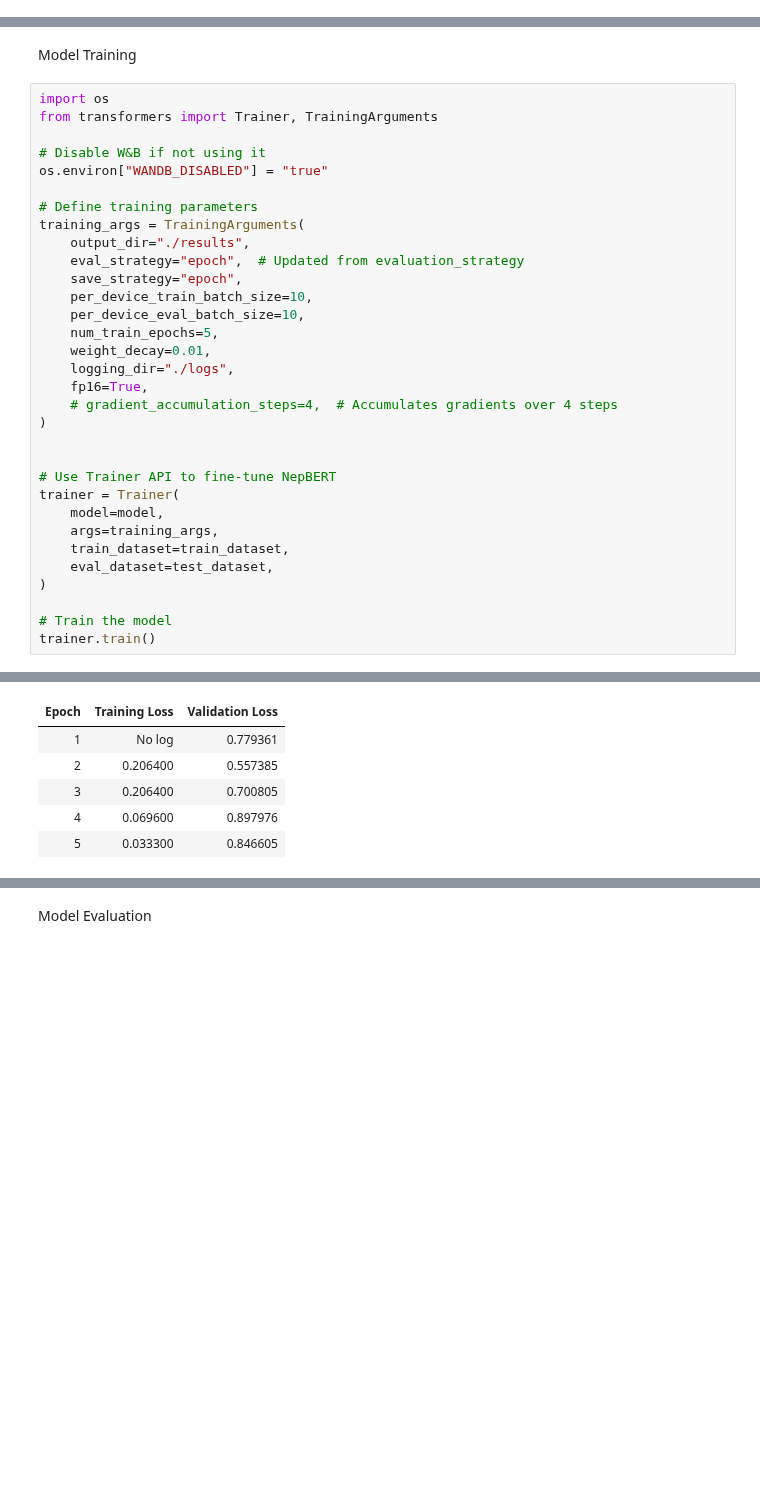
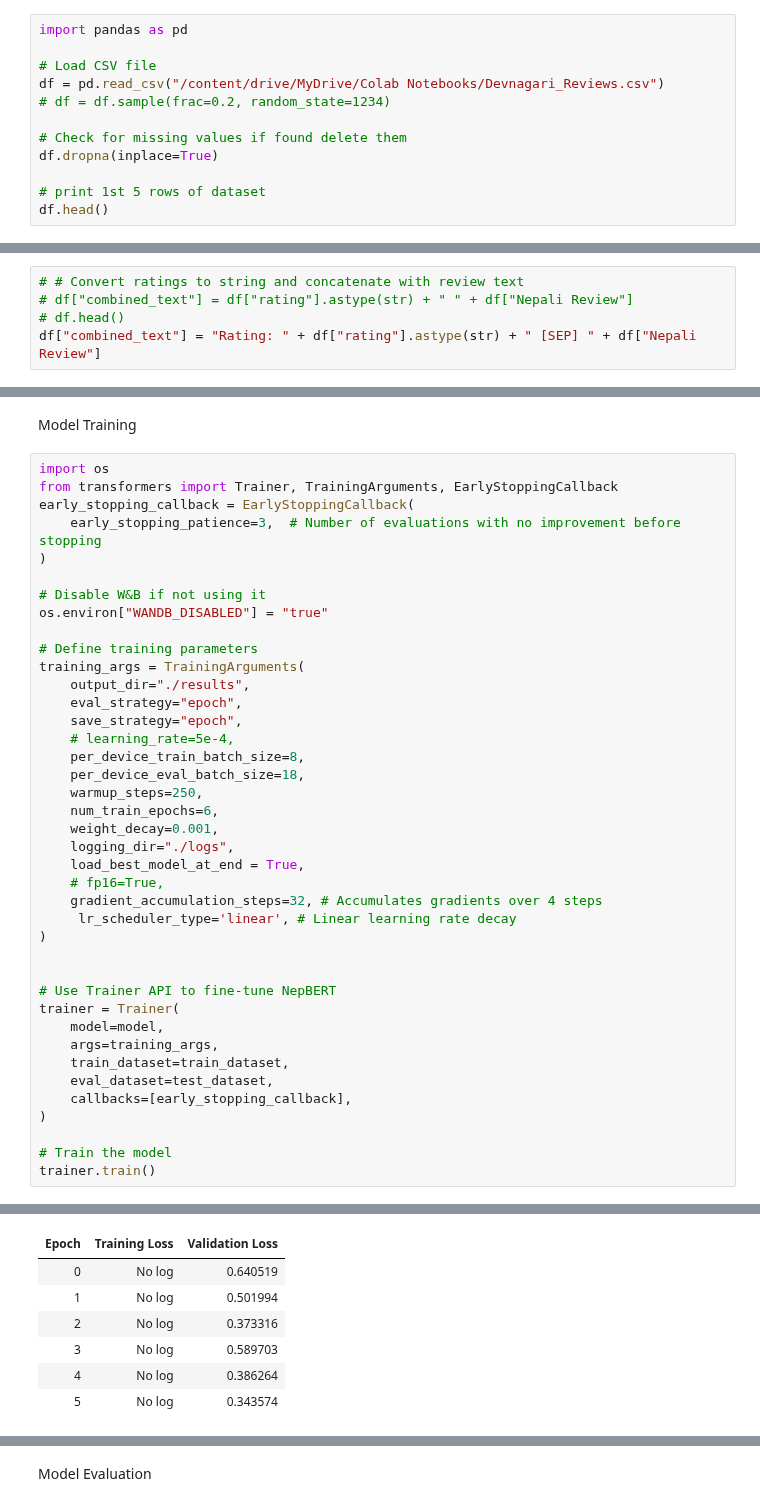
Before and after one commit to PramishSapkota/Project, a Jupyter notebook: Devnagari.ipynb, the cells around one changed output, grey strips where cells are left out. Cells and saved outputs as stored; diff of their text form; blank space fills up the shorter version.

```diff
--- a/Devnagari.ipynb
+++ b/Devnagari.ipynb
@@ -24,0 +7,12 @@ Loading and Preprocessing our Dataset
+# %%
+import pandas as pd
+
+# Load CSV file
+df = pd.read_csv("/content/drive/MyDrive/Colab Notebooks/Devnagari_Reviews.csv")
+# df = df.sample(frac=0.2, random_state=1234)
+
+# Check for missing values if found delete them
+df.dropna(inplace=True)
+
+# print 1st 5 rows of dataset
+df.head()
@@ -24,0 +131,5 @@ Loading and Preprocessing our Dataset
+# %%
+# # Convert ratings to string and concatenate with review text
+# df["combined_text"] = df["rating"].astype(str) + " " + df["Nepali Review"]
+# df.head()
+df["combined_text"] = "Rating: " + df["rating"].astype(str) + " [SEP] " + df["Nepali Review"]
@@ -94,7 +204,10 @@ If your task is similar to the task the model of the checkpoint was trained on,
 Model Training
 # %%
 import os
-from transformers import Trainer, TrainingArguments
+from transformers import Trainer, TrainingArguments, EarlyStoppingCallback
+early_stopping_callback = EarlyStoppingCallback(
+    early_stopping_patience=3,  # Number of evaluations with no improvement before stopping
+)
 
 # Disable W&B if not using it
 os.environ["WANDB_DISABLED"] = "true"
@@ -102,15 +215,19 @@ os.environ["WANDB_DISABLED"] = "true"
 # Define training parameters
 training_args = TrainingArguments(
     output_dir="./results",
-    eval_strategy="epoch",  # Updated from evaluation_strategy
+    eval_strategy="epoch",
     save_strategy="epoch",
-    per_device_train_batch_size=10,
-    per_device_eval_batch_size=10,
-    num_train_epochs=5,
-    weight_decay=0.01,
+    # learning_rate=5e-4,
+    per_device_train_batch_size=8,
+    per_device_eval_batch_size=18,
+    warmup_steps=250,
+    num_train_epochs=6,
+    weight_decay=0.001,
     logging_dir="./logs",
-    fp16=True,
-    # gradient_accumulation_steps=4,  # Accumulates gradients over 4 steps
+    load_best_model_at_end = True,
+    # fp16=True,
+    gradient_accumulation_steps=32, # Accumulates gradients over 4 steps
+     lr_scheduler_type='linear', # Linear learning rate decay
 )
 
 
@@ -120,6 +237,7 @@ trainer = Trainer(
     args=training_args,
     train_dataset=train_dataset,
     eval_dataset=test_dataset,
+    callbacks=[early_stopping_callback],
 )
 
 # Train the model
@@ -130,6 +248,7 @@ Using the `WANDB_DISABLED` environment variable is deprecated and will be remove
 | Epoch | Training Loss | Validation Loss |
-| 1 | No log | 0.779361 |
-| 2 | 0.206400 | 0.557385 |
-| 3 | 0.206400 | 0.700805 |
-| 4 | 0.069600 | 0.897976 |
-| 5 | 0.033300 | 0.846605 |
+| 0 | No log | 0.640519 |
+| 1 | No log | 0.501994 |
+| 2 | No log | 0.373316 |
+| 3 | No log | 0.589703 |
+| 4 | No log | 0.386264 |
+| 5 | No log | 0.343574 |
```
Also changed, not shown: parts of 25 cells of this notebook, 25 other files.
